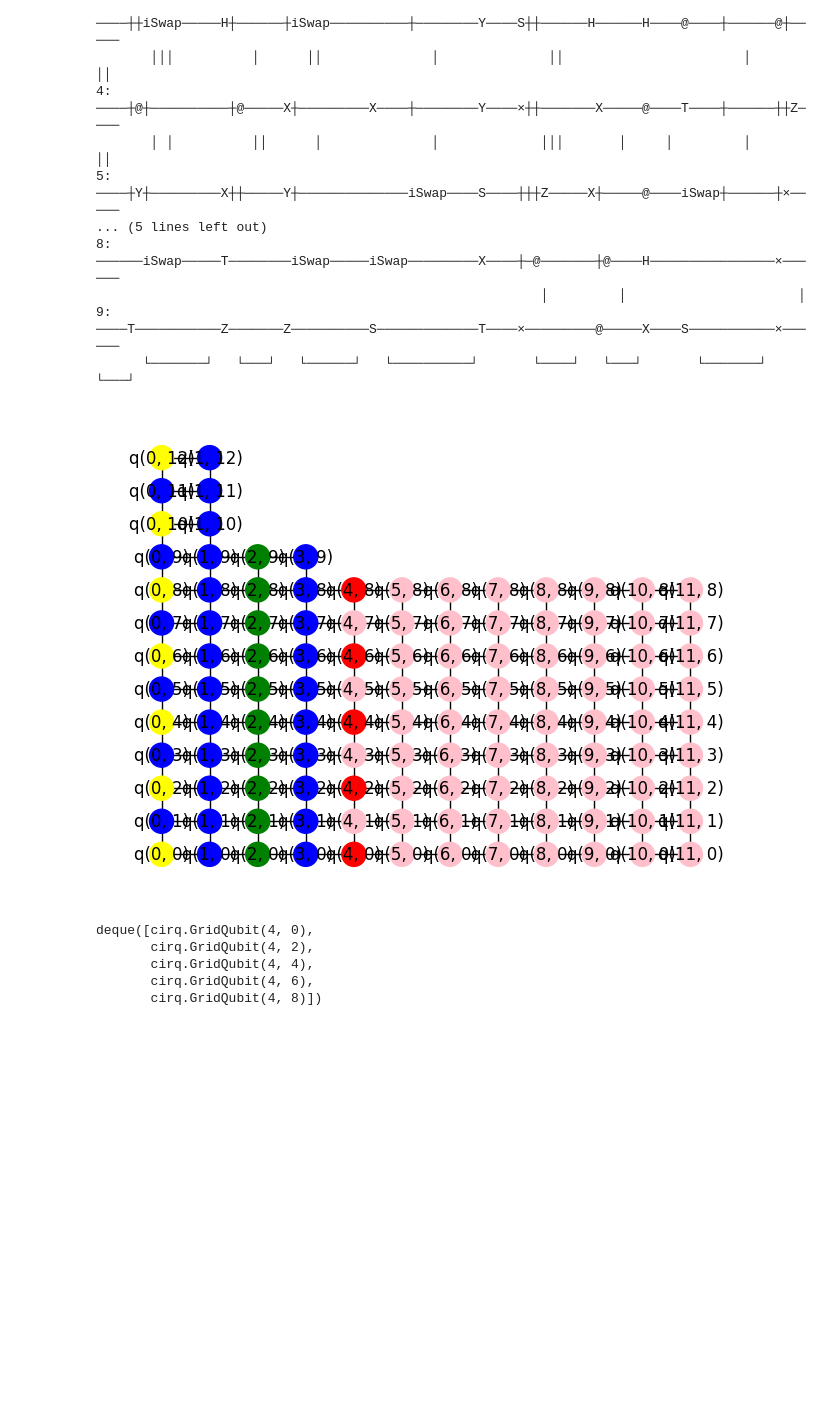
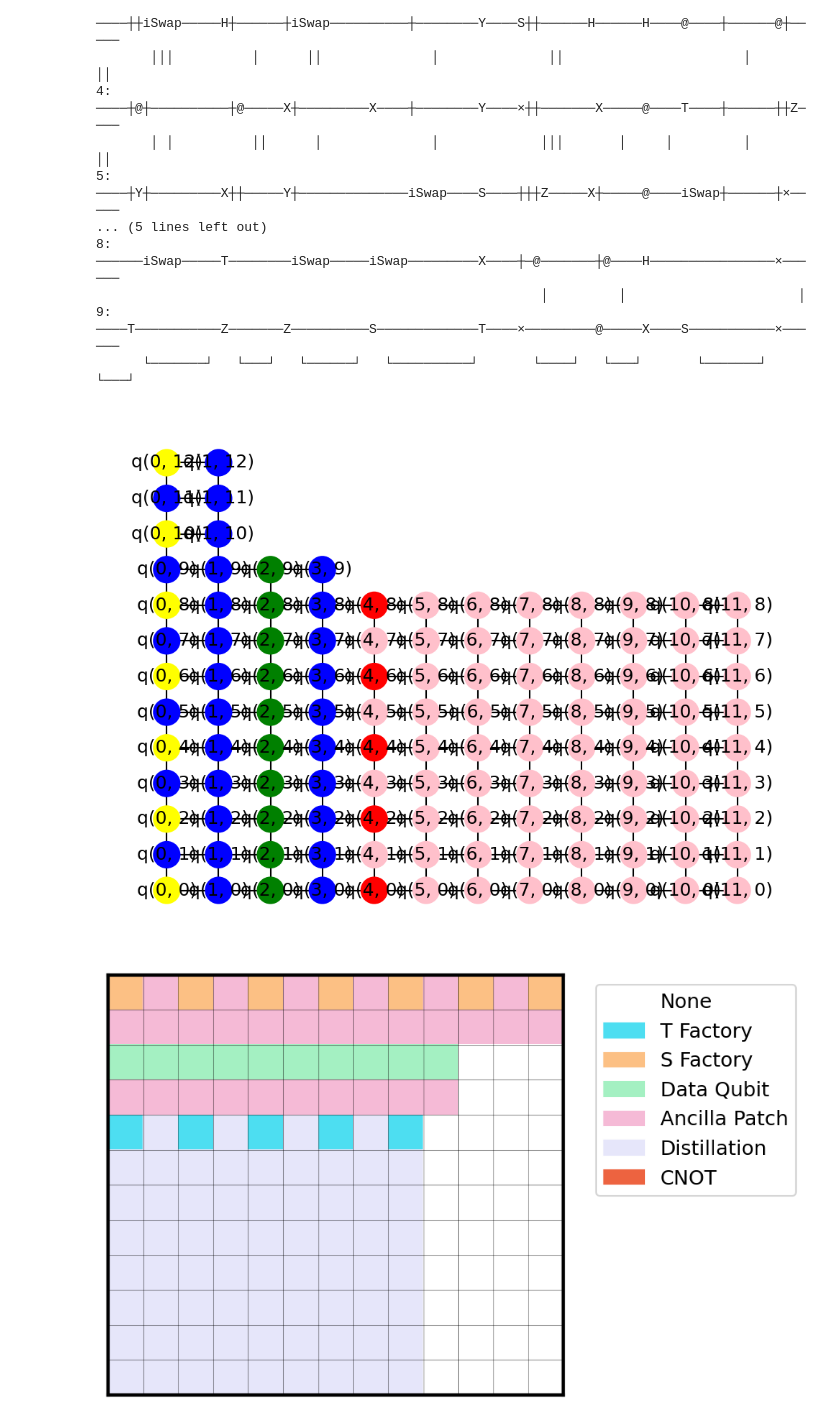
Before and after one commit to Infleqtion/resource-superstaq, a Jupyter notebook: notebooks/experimenting_with_distillation.ipynb, the cells around one changed output. Saved outputs shown, nothing was run; the diff lists cells and outputs as text; code cells hidden in the pictures; blank space fills up the shorter version.

```diff
--- a/notebooks/experimenting_with_distillation.ipynb
+++ b/notebooks/experimenting_with_distillation.ipynb
@@ -1,6 +1,22 @@
 # %%
 import cirq
 import sys
+import matplotlib as mpl
+from copy import deepcopy
+mpl.rcParams.update(
+    {
+        "font.size": 8,
+        "axes.titlesize": 18,
+        "axes.labelsize": 14,
+        "legend.fontsize": 12,
+        "xtick.labelsize": 12,
+        "ytick.labelsize": 12,
+        "lines.linewidth": 2,
+        "axes.linewidth": 1.5,
+        "grid.alpha": 0.4,
+        "figure.dpi": 150,
+    }
+)
 # %%
 sys.path.append('../')
 import resource_estimation as res
@@ -31,4 +48,4 @@ distillery = res.layout.Distillery(circuit, num_s_factories=7, num_t_factories=5
 # %%
 distillery.draw()
 # %% [output]
-[figure, old version]
+[figure, new version]
@@ -37,10 +52,14 @@ distillery.draw()
-# %%
-distillery.reload_factories(ftype='t')
-distillery.available_t_factories
-# %% [output]
-deque([cirq.GridQubit(4, 0),
-       cirq.GridQubit(4, 2),
-       cirq.GridQubit(4, 4),
-       cirq.GridQubit(4, 6),
-       cirq.GridQubit(4, 8)])
+# %%
+category_colors = {
+    "None": "#ffffff",
+    "T Factory": "#4ddef1",
+    "S Factory": "#fcc084",
+    "Data Qubit": "#a4f0c2",
+    "Ancilla Patch": "#f5bad6",
+    "Distillation": "#E6E6FA",
+    "CNOT": "#ed6340"
+}
+fig, ax, im = lfs.plot_layout(distillery, category_colors=category_colors, transpose=False)
+# %% [output]
+[figure, added]
 # %%
```
Also changed, not shown: parts of 5 cells of this notebook, 1 other file.
